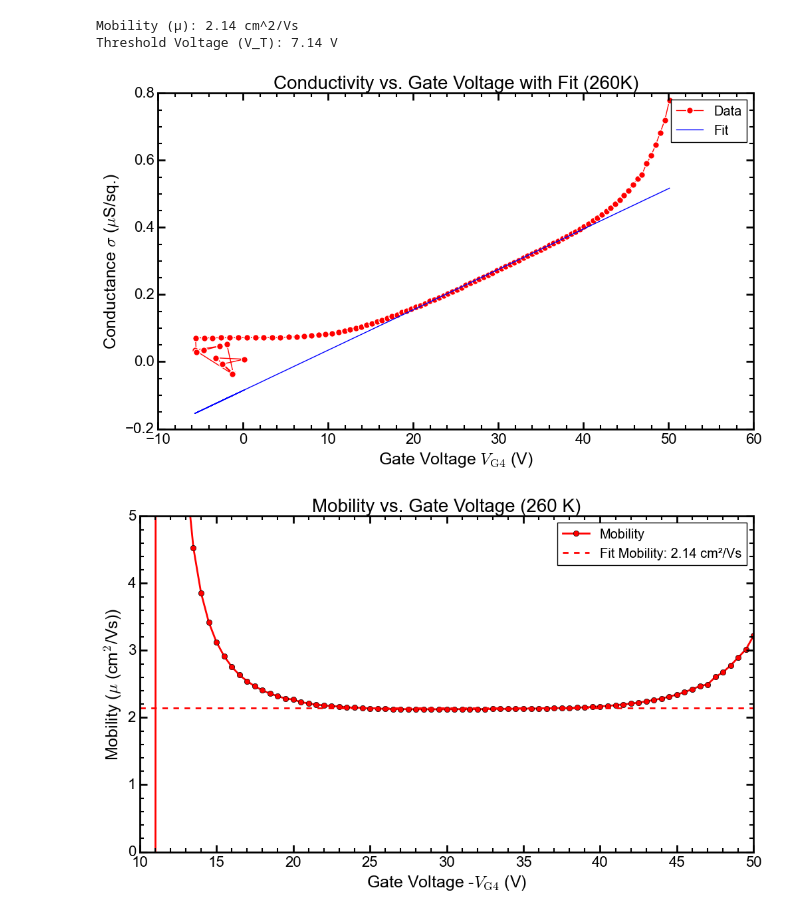
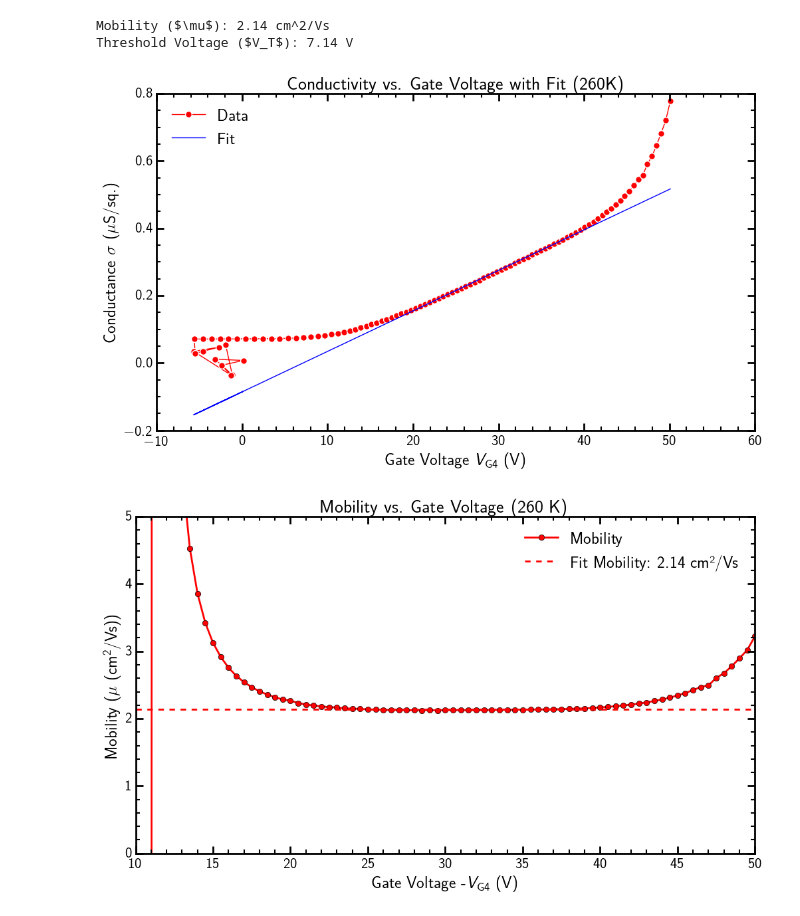
Before and after one commit to phamtrungkien8904/BachelorThesis, a Jupyter notebook: vdP-Cryostat-5/single.ipynb, the cells around one changed output. Drawn from its saved outputs; the diff is of its cells as text; code cells hidden in the pictures.

```diff
--- a/vdP-Cryostat-5/single.ipynb
+++ b/vdP-Cryostat-5/single.ipynb
@@ -1,14 +1,26 @@
 # %%
+
 import numpy as np
 import matplotlib.pyplot as plt
 from scipy.optimize import curve_fit
 
-
 # Custom settings
 plt.style.use('classic')
+
 plt.rcParams.update({
-    # "text.usetex": True,
-    # 'text.latex.preamble': r'\usepackage{amsmath}',
+    "text.usetex": True,
+    'text.latex.preamble': r'''
+    \usepackage[T1]{fontenc}
+    \usepackage{lmodern}
+    \usepackage[utf8]{inputenc}
+    \usepackage{amsmath}
+    \usepackage{amssymb}
+    \usepackage{siunitx}
+    \usepackage{sfmath}
+    '''
+})
+plt.rcParams.update({
+    # Figure settings
     'figure.dpi': 100,
     'figure.figsize': (10, 6),
     'figure.facecolor': 'white',
@@ -20,8 +32,8 @@ plt.rcParams.update({
     'axes.labelcolor': 'black',
     'savefig.facecolor': 'white',
     'font.family': 'sans-serif',
-    'font.sans-serif': ['Arial'],
-    'mathtext.fontset': 'cm',
+    'font.sans-serif': 'Arial',
+    # 'mathtext.fontset': 'cm',
     'figure.constrained_layout.use': True,
 
     # Ticks
@@ -41,6 +53,12 @@ plt.rcParams.update({
     "ytick.minor.width": 1.5,
     "xtick.labelsize": 16,
     "ytick.labelsize": 16,
+
+    # Legend
+    'legend.frameon': False,
+    'legend.fontsize': 18,
+    'legend.loc': 'best',
+    'legend.numpoints': 1,
 })
 # %%
 # data = np.loadtxt("./Data-Mani/01.dat")
@@ -88,8 +106,8 @@ b = popt[1]
 mu = a / Ci * 1e4
 V_T = -b / a
 
-print(f"Mobility (μ): {mu:.2f} cm^2/Vs")
-print(f"Threshold Voltage (V_T): {V_T:.2f} V")
+print(rf"Mobility ($\mu$): {mu:.2f} cm^2/Vs")
+print(rf"Threshold Voltage ($V_T$): {V_T:.2f} V")
 
 
 
@@ -113,44 +131,44 @@ plt.plot(
     ls='-',
     label=f'Fit'
     )
-plt.xlabel(r"Gate Voltage $V_\text{G4}$ (V)")
+plt.xlabel(r"Gate Voltage $V_{\mathrm{G4}}$ (V)")
 plt.ylabel(r"Conductance $\sigma$ ($\mu$S/sq.)")
 plt.title("Conductivity vs. Gate Voltage with Fit (260K)")
 # plt.xlim(0,50)
 # plt.ylim(0, 0.0001)  # Convert to μS/sq. for y-axis limits
-plt.legend(numpoints=1)
+plt.legend()
 # plt.savefig("sigma_cold.eps", format = 'eps')
 plt.show()
 # %% [output]
-Mobility (μ): 2.14 cm^2/Vs
-Threshold Voltage (V_T): 7.14 V
+Mobility ($\mu$): 2.14 cm^2/Vs
+Threshold Voltage ($V_T$): 7.14 V
-[figure, old version]
+[figure, new version]
 # %%
 mu_var = sigma/Ci/(V_del - V_T) * 1e4
 
 plt.plot(
     -V_GS,
     mu_var,
     color='red',
     marker='o',
     markevery=1,
     ls='-',
     lw=2,
     label='Mobility'
     )
 
 plt.axhline(mu, color='red', ls='--', lw=2, label=f'Fit Mobility: {mu:.2f} cm²/Vs')
 
-plt.xlabel(r"Gate Voltage -$V_\text{G4}$ (V)")
+plt.xlabel(r"Gate Voltage -$V_\mathrm{G4}$ (V)")
 plt.ylabel(r"Mobility ($\mu$ (cm$^2$/Vs))")
 plt.title("Mobility vs. Gate Voltage (260 K)")
 plt.xlim(10, 50)
 plt.ylim(0, 5)
 plt.legend(numpoints=1)
 # plt.savefig("mu_cold.eps", format = 'eps')
 plt.show()
 # %% [output]
-[figure, old version]
+[figure, new version]
 # %%
 plt.plot(
     -V_GS,
```
Also changed, not shown: parts of 2 cells of this notebook, 1 other file.
